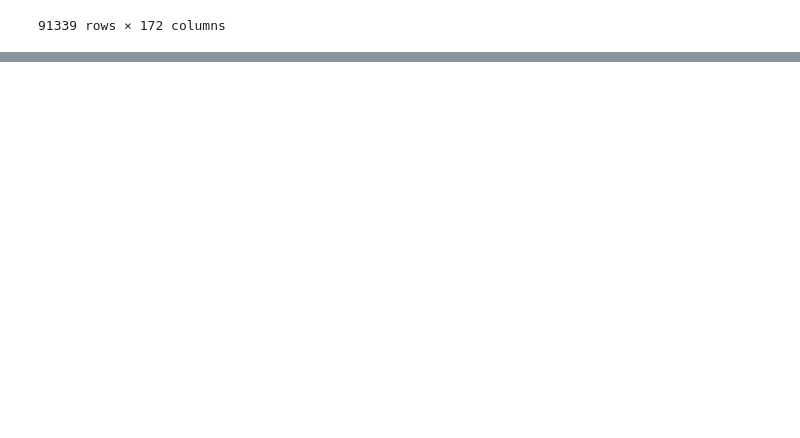
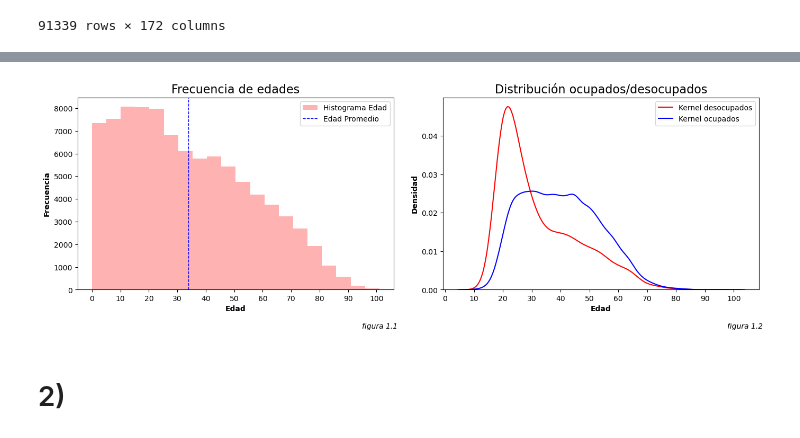
Before and after one commit to PabloPopov/BigDataUBA-Grupo5, a Jupyter notebook: TPs/TP 3/Big_Data_TP3_Grupo5.ipynb, the cells around one changed output, grey strips where cells are left out. Drawn from its saved outputs; the diff is of its cells as text; code cells hidden in the pictures; blank space fills up the shorter version.

```diff
--- a/TPs/TP 3/Big_Data_TP3_Grupo5.ipynb
+++ b/TPs/TP 3/Big_Data_TP3_Grupo5.ipynb
@@ -561,0 +572,11 @@ T1_ARG
+# %%
+# IMPORTO LA BASE DE DATOS Y LIBRERIA (PABLO)
+import pandas as pd
+
+EPH_T1=pd.read_excel("C:/Users/Computador/Desktop/Facultad/Big Data/TP 3/BASE_FINAL.xlsx")
+# %%
+#CREA UNA COLUMNA NUEVA QUE REPITE EL INDICE, LA ELIMINO
+EPH_T1 = EPH_T1.iloc[:, 1:]
+
+#VISUALIZACION DE LA BASE
+EPH_T1
@@ -561,0 +597,53 @@ T1_ARG
+# %%
+#CREO LA VARIABLE EDAD2
+EPH_T1["EDAD2"] = EPH_T1["CH06"] ** 2
+# %%
+import matplotlib.pyplot as plt
+import numpy as np
+import seaborn as sns
+
+#PARA QUE EL VALOR -1 = "MENOS DE UN AÑO CUMPLIDO" NO AFECTE AL HISTOGRAMA LO CAMBIO POR UN 0 (EDAD=0)
+CH06_C = {
+    -1:0
+}
+EPH_T1["CH06"] = EPH_T1["CH06"].replace(CH06_C)
+
+plt.figure(figsize=(14,5))
+
+#HISTOGRAMA
+plt.subplot(1, 2, 1)
+plt.hist(EPH_T1["CH06"], bins=20, alpha=0.3, color="red", label="Histograma Edad")
+plt.xticks(np.arange(0, 110, 10))
+plt.xlabel("Edad", fontweight="bold")
+plt.ylabel("Frecuencia", fontweight="bold")
+plt.title("Frecuencia de edades", fontsize=16)
+EDAD_PROMEDIO = np.mean(EPH_T1["CH06"])
+plt.text(0.9, -0.2, "figura 1.1", transform=plt.gca().transAxes, fontstyle="italic")
+plt.axvline(EDAD_PROMEDIO, color="blue", linestyle="dashed", linewidth=1, label="Edad Promedio")
+plt.legend()
+
+#KERNELS
+
+#ANTES CREO DOS DATAFRAME FILTRADOS POR ESTADO
+EPH_T1_DESOCUPADOS = EPH_T1[EPH_T1["ESTADO"]==2]
+EPH_T1_OCUPADOS = EPH_T1[EPH_T1["ESTADO"]==1]
+
+
+#GRAFICO LOS KERNELS
+plt.subplot(1, 2, 2)
+sns.kdeplot(data=EPH_T1_DESOCUPADOS, x="CH06", color="red", label="Kernel desocupados")
+sns.kdeplot(data=EPH_T1_OCUPADOS, x="CH06", color="blue", label="Kernel ocupados")
+plt.xticks(np.arange(0, 110, 10))
+plt.xlabel("Edad", fontweight="bold")
+plt.ylabel("Densidad", fontweight="bold")
+plt.title("Distribución ocupados/desocupados", fontsize=16)
+plt.text(0.9, -0.2, "figura 1.2", transform=plt.gca().transAxes, fontstyle="italic")
+
+plt.legend()
+plt.tight_layout()
+plt.savefig("Figuras punto 1 1.png", bbox_inches='tight', dpi=300)   #GUARDO EL PNG
+plt.show()
+# %% [output]
+[figure, added]
+# %% [markdown]
+# 2)
```
Also changed, not shown: parts of 17 cells of this notebook.
